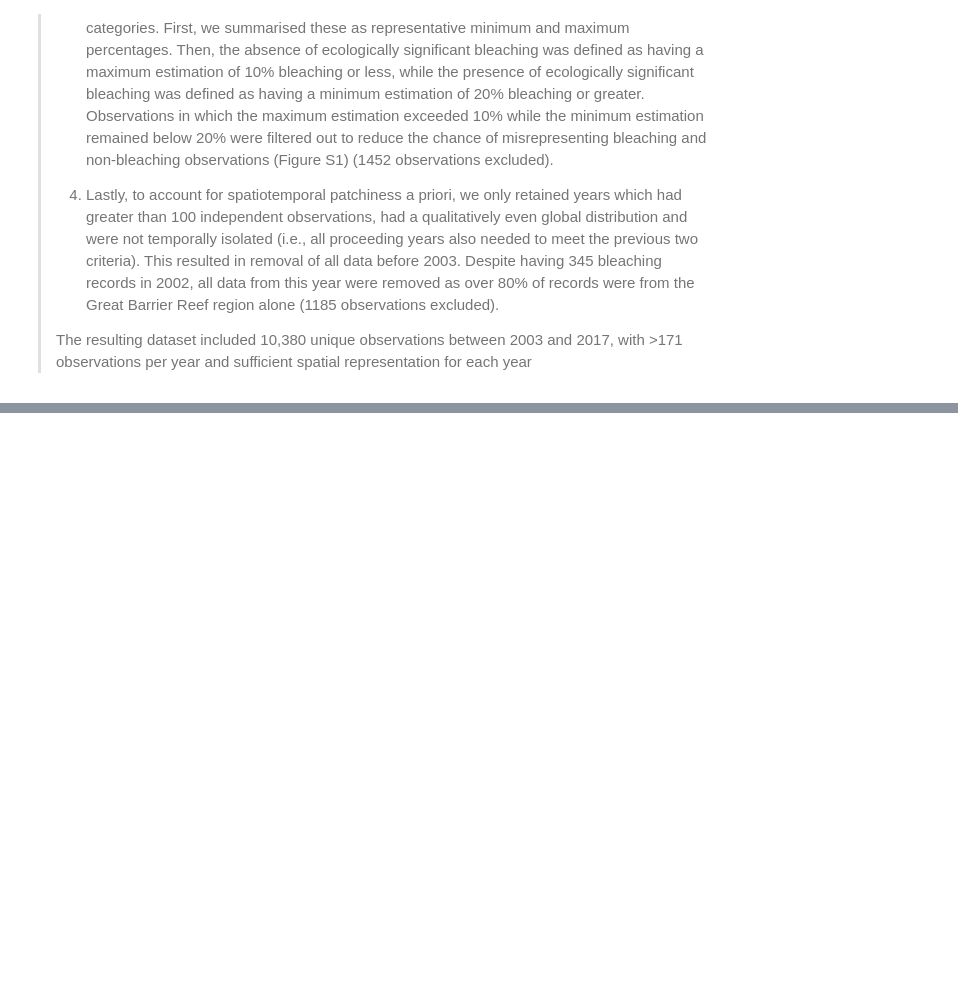
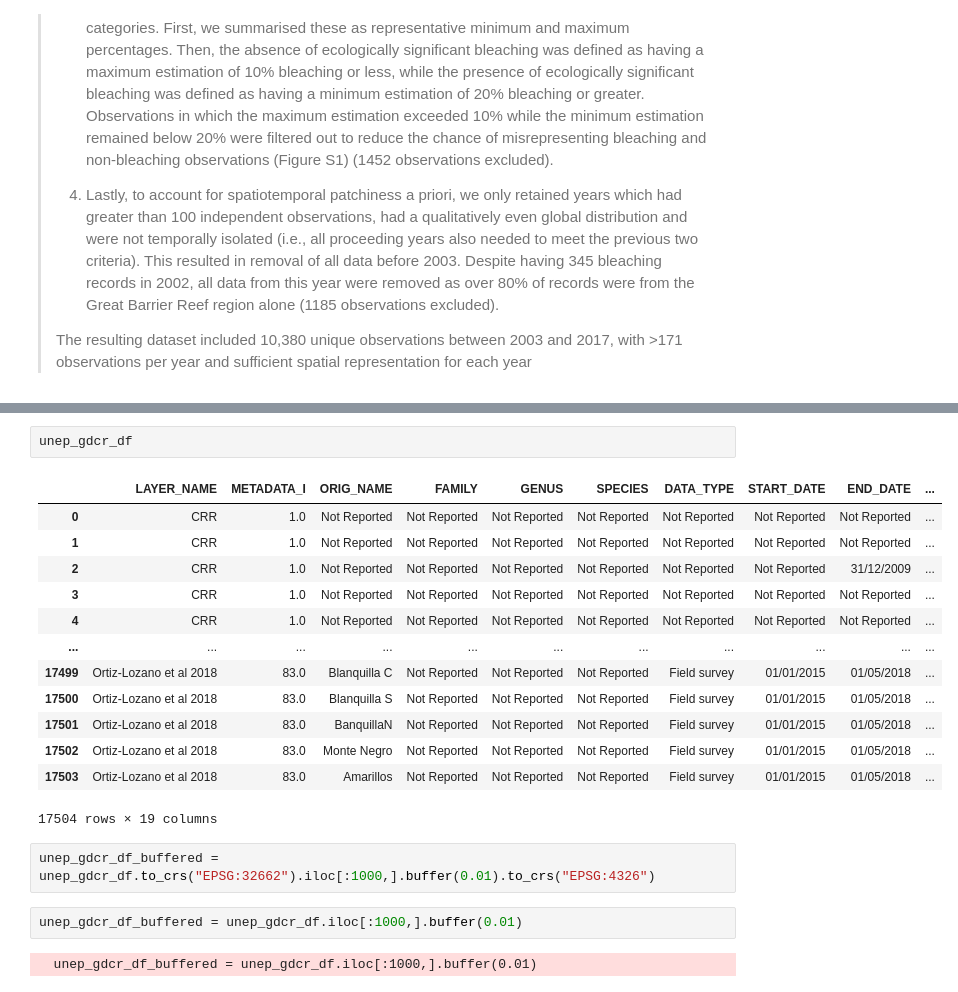
Before and after one commit to orlando-code/bleachbench, a Jupyter notebook: notebooks/dev/bleaching.ipynb, the cells around one changed output, grey strips where cells are left out. Cells and saved outputs as stored; diff of their text form; blank space fills up the shorter version.

```diff
--- a/notebooks/dev/bleaching.ipynb
+++ b/notebooks/dev/bleaching.ipynb
@@ -235,0 +239,22 @@ Joining dataframes...
+# %%
+unep_gdcr_df
+# %% [output]
+|  | LAYER_NAME | METADATA_I | ORIG_NAME | FAMILY | GENUS | SPECIES | DATA_TYPE | START_DATE | END_DATE | ... |
+| 0 | CRR | 1.0 | Not Reported | Not Reported | Not Reported | Not Reported | Not Reported | Not Reported | Not Reported | ... |
+| 1 | CRR | 1.0 | Not Reported | Not Reported | Not Reported | Not Reported | Not Reported | Not Reported | Not Reported | ... |
+| 2 | CRR | 1.0 | Not Reported | Not Reported | Not Reported | Not Reported | Not Reported | Not Reported | 31/12/2009 | ... |
+| 3 | CRR | 1.0 | Not Reported | Not Reported | Not Reported | Not Reported | Not Reported | Not Reported | Not Reported | ... |
+| 4 | CRR | 1.0 | Not Reported | Not Reported | Not Reported | Not Reported | Not Reported | Not Reported | Not Reported | ... |
+| ... | ... | ... | ... | ... | ... | ... | ... | ... | ... | ... |
+| 17499 | Ortiz-Lozano et al 2018 | 83.0 | Blanquilla C | Not Reported | Not Reported | Not Reported | Field survey | 01/01/2015 | 01/05/2018 | ... |
+| 17500 | Ortiz-Lozano et al 2018 | 83.0 | Blanquilla S | Not Reported | Not Reported | Not Reported | Field survey | 01/01/2015 | 01/05/2018 | ... |
+| 17501 | Ortiz-Lozano et al 2018 | 83.0 | BanquillaN | Not Reported | Not Reported | Not Reported | Field survey | 01/01/2015 | 01/05/2018 | ... |
+| 17502 | Ortiz-Lozano et al 2018 | 83.0 | Monte Negro | Not Reported | Not Reported | Not Reported | Field survey | 01/01/2015 | 01/05/2018 | ... |
+| 17503 | Ortiz-Lozano et al 2018 | 83.0 | Amarillos | Not Reported | Not Reported | Not Reported | Field survey | 01/01/2015 | 01/05/2018 | ... |
+17504 rows × 19 columns
+# %%
+unep_gdcr_df_buffered = unep_gdcr_df.to_crs("EPSG:32662").iloc[:1000,].buffer(0.01).to_crs("EPSG:4326")
+# %%
+unep_gdcr_df_buffered = unep_gdcr_df.iloc[:1000,].buffer(0.01)
+# %% [output]
+  unep_gdcr_df_buffered = unep_gdcr_df.iloc[:1000,].buffer(0.01)
```
Also changed, not shown: parts of 14 cells of this notebook, 3 other files.
